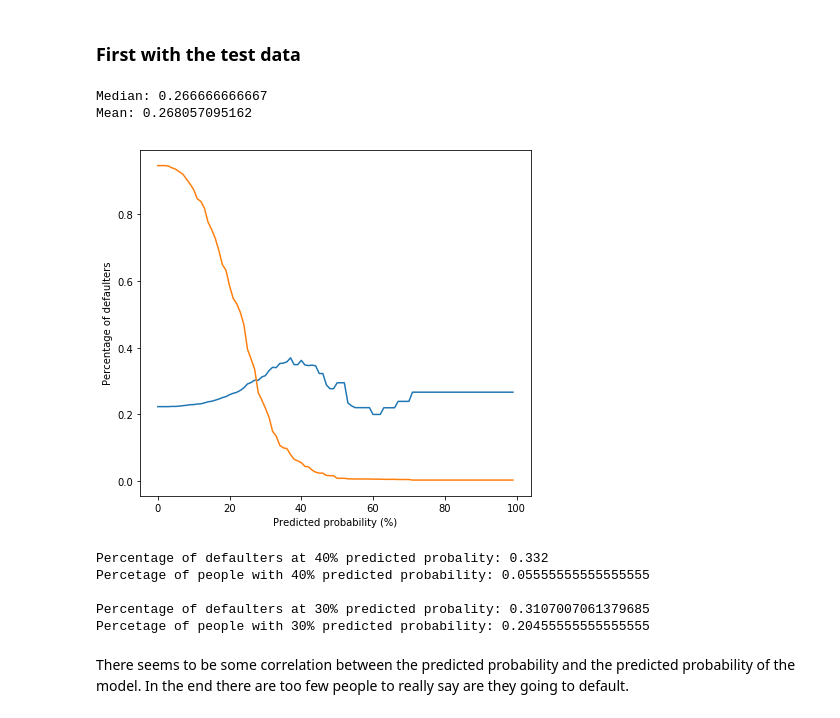
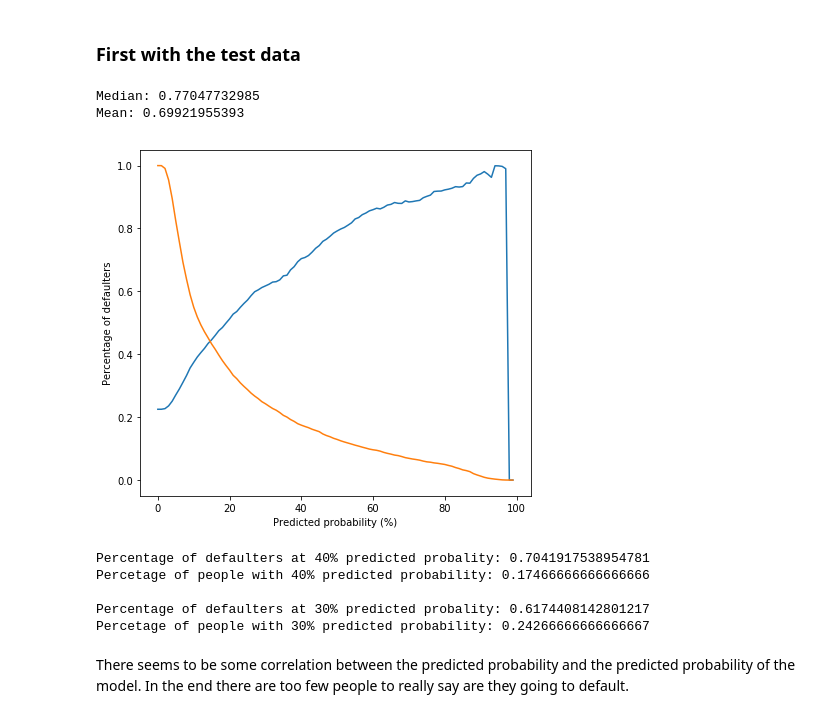
Before and after one commit to Stippos/ORSeminar, a Jupyter notebook: Cash Flow Model.ipynb, the cells around one changed output. Drawn from its saved outputs; the diff is of its cells as text; code cells hidden in the pictures.

```diff
--- a/Cash Flow Model.ipynb
+++ b/Cash Flow Model.ipynb
@@ -394,0 +390,14 @@ max(data_na[:,12])
+# %%
+geoData = data_na[:,25]
+extractLatitude = lambda s: float(s.split(",")[0][1:])
+extractLognitude = lambda s: float(s.split(",")[1][:-1])
+
+extractLatitude = np.vectorize(extractLatitude)
+extractLognitude = np.vectorize(extractLognitude)
+
+latitude = extractLatitude(geoData)
+lognitude = extractLognitude(geoData)
+
+geoData = np.vstack((latitude, lognitude)).T
+geoData_core = geoData[np.where((geoData[:,1] > -88) & (geoData[:,1] < -84.5) & (geoData[:,0] < 42) & (geoData[:,0] > 37.1))]
+len(geoData_core)
@@ -394,0 +414,12 @@ max(data_na[:,12])
+# %%
+all_data = np.concatenate((data_na[:,1:24], geoData), 1).astype(float)
+all_labels = data_na[:,24].astype(float)
+
+x_train_all, x_test_all, y_train, y_test = train_test_split(all_data, all_labels, test_size = 0.2)
+
+x_train = np.delete(x_train_all, np.s_[5:23], 1)
+x_test = np.delete(x_test_all, np.s_[5:23], 1)
+
+print(x_test_all.shape)
+print(np.array([y_test]).shape)
+test_all = np.concatenate((np.array([y_test]).T, x_test_all[:,0:23], np.array([y_test]).T), 1)
@@ -394,0 +449,3 @@ max(data_na[:,12])
+# %%
+model_all = GBC(n_estimators = 200, max_features = 12, max_depth = 4, min_samples_leaf = 35, min_samples_split = 100, warm_start = True)
+model_all.fit(x_train_all, y_train)
@@ -417,33 +495,33 @@ Confusion matrix:
 # %% [markdown]
 ### First with the test data
 # %%
-probabilities = model.predict_proba(test_data)
+probabilities = model_all.predict_proba(x_test_all)
 
 percentages = []
 size = []
-total = len(test_data)
+total = len(x_test_all)
 for i in range(0,100):
-    defaulters = len(np.where(test_labels[np.where(probabilities[:,1] > i / 100)] == 1.0)[0])
-    non_defaulters =  len(np.where(test_labels[np.where(probabilities[:,1] > i / 100)] == 0)[0])
-    percentages.append(defaulters / (defaulters + non_defaulters))
+    defaulters = len(np.where(y_test[np.where(probabilities[:,1] > i / 100)] == 1.0)[0])
+    non_defaulters =  len(np.where(y_test[np.where(probabilities[:,1] > i / 100)] == 0)[0])
+    percentages.append(defaulters / (defaulters + non_defaulters + 0.01))
     size.append((defaulters + non_defaulters) / total)
 
 np.array(percentages)
 print("Median: " + str(np.median(percentages)))
 print("Mean: " + str(np.mean(percentages)))
 percentages[25]
 
 plt.figure(1,(7,14))
 plt.subplot(211)
 plt.plot(percentages)
 plt.plot(size)
 plt.xlabel("Predicted probability (%)")
 plt.ylabel("Percentage of defaulters")
 plt.show()
 # %% [output]
-Median: 0.266666666667
-Mean: 0.268057095162
+Median: 0.77047732985
+Mean: 0.69921955393
-[figure, old version]
+[figure, new version]
 # %%
 print("Percentage of defaulters at 40% predicted probality: " + str(percentages[40]))
 print("Percetage of people with 40% predicted probability: " + str(size[40]))
@@ -451,10 +529,10 @@ print("")
 print("Percentage of defaulters at 30% predicted probality: " + str(percentages[30]))
 print("Percetage of people with 30% predicted probability: " + str(size[30]))
 # %% [output]
-Percentage of defaulters at 40% predicted probality: 0.332
-Percetage of people with 40% predicted probability: 0.05555555555555555
+Percentage of defaulters at 40% predicted probality: 0.7041917538954781
+Percetage of people with 40% predicted probability: 0.17466666666666666
 
-Percentage of defaulters at 30% predicted probality: 0.3107007061379685
-Percetage of people with 30% predicted probability: 0.20455555555555555
+Percentage of defaulters at 30% predicted probality: 0.6174408142801217
+Percetage of people with 30% predicted probability: 0.24266666666666667
 # %% [markdown]
 There seems to be some correlation between the predicted probability and the predicted probability of the model. In the end there are too few people to really say are they going to default.
```
Also changed, not shown: parts of 19 cells of this notebook, 2 other files.
